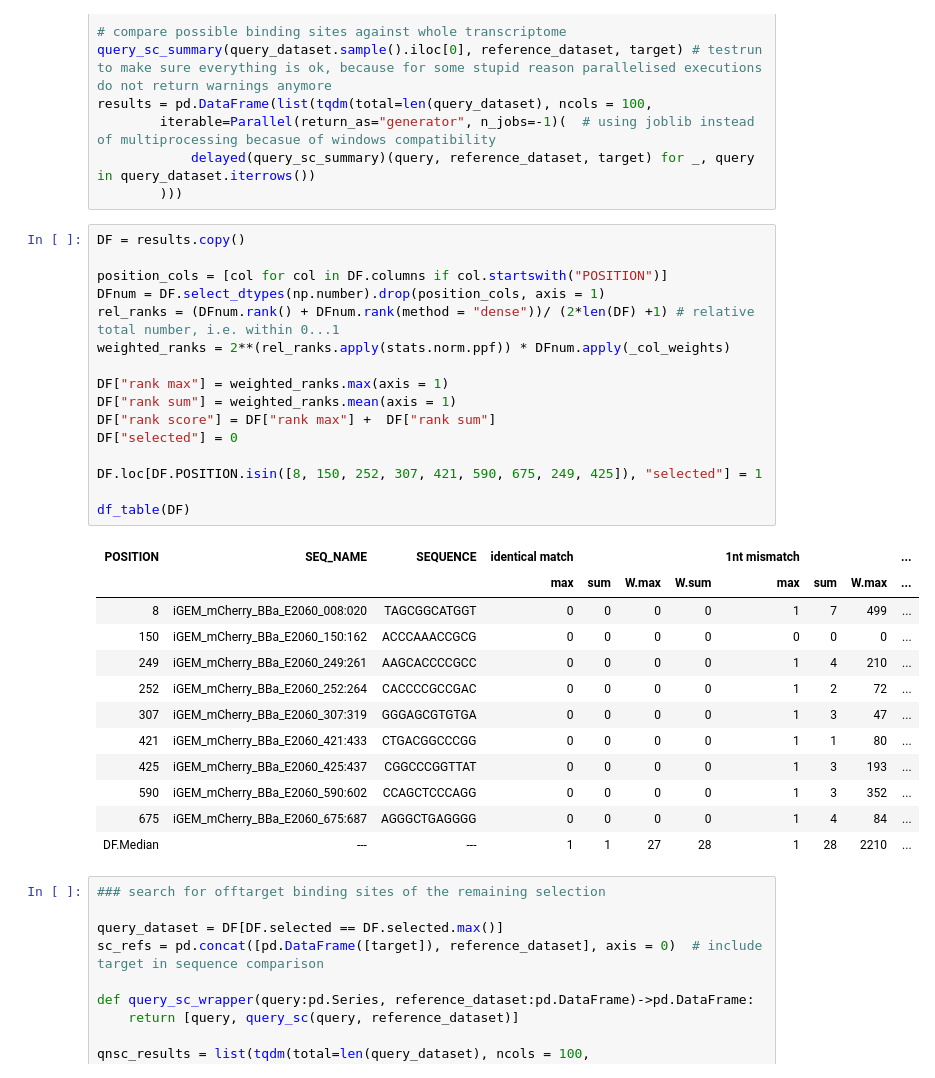
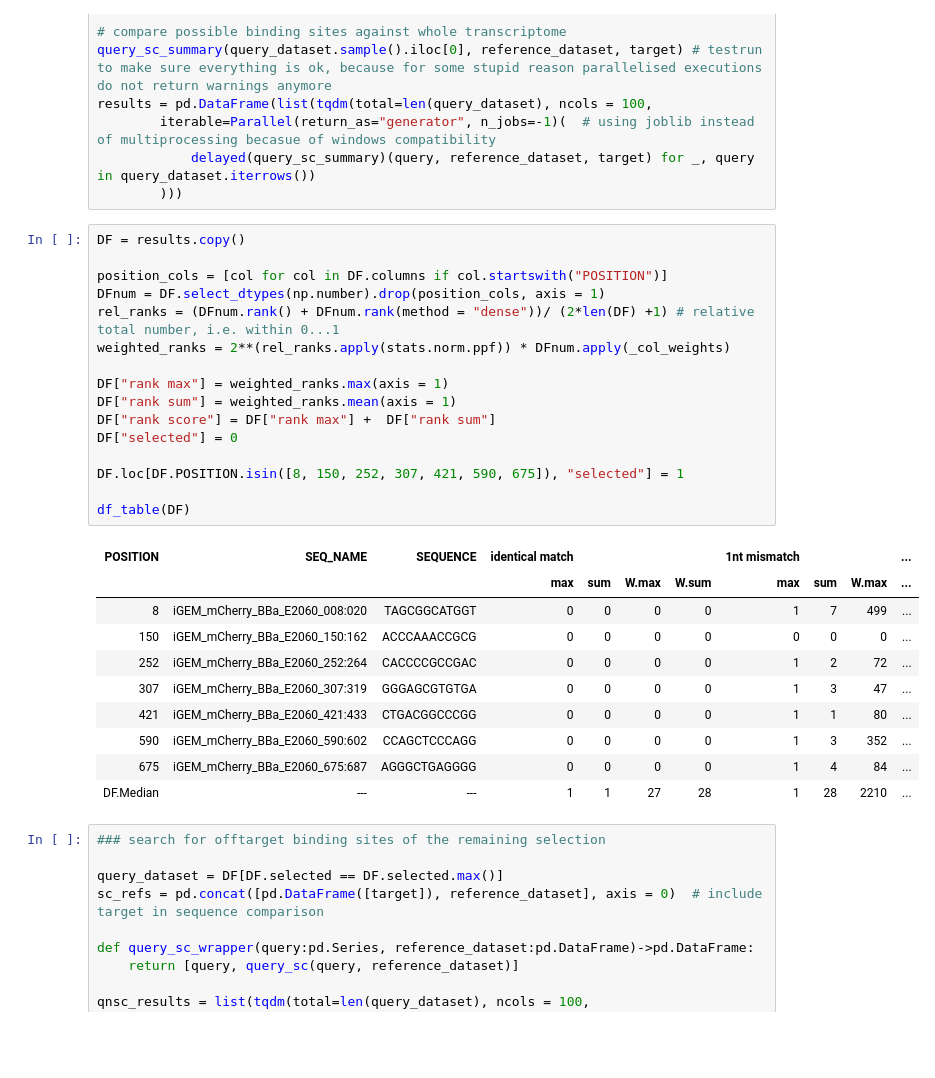
Before and after one commit to Q1vy/iGEM2025-TRAPS-Software-and-Modelling, a Jupyter notebook: target_search_alt.ipynb, the cells around one changed output. Cells and saved outputs as stored; diff of their text form; blank space fills up the shorter version.

```diff
--- a/target_search_alt.ipynb
+++ b/target_search_alt.ipynb
@@ -135,29 +132,27 @@ results = pd.DataFrame(list(tqdm(total=len(query_dataset), ncols = 100,
 # %%
 DF = results.copy()
 
 position_cols = [col for col in DF.columns if col.startswith("POSITION")]
 DFnum = DF.select_dtypes(np.number).drop(position_cols, axis = 1)
 rel_ranks = (DFnum.rank() + DFnum.rank(method = "dense"))/ (2*len(DF) +1) # relative total number, i.e. within 0...1
 weighted_ranks = 2**(rel_ranks.apply(stats.norm.ppf)) * DFnum.apply(_col_weights)
 
 DF["rank max"] = weighted_ranks.max(axis = 1)
 DF["rank sum"] = weighted_ranks.mean(axis = 1)
 DF["rank score"] = DF["rank max"] +  DF["rank sum"]
 DF["selected"] = 0
 
-DF.loc[DF.POSITION.isin([8, 150, 252, 307, 421, 590, 675, 249, 425]), "selected"] = 1
+DF.loc[DF.POSITION.isin([8, 150, 252, 307, 421, 590, 675]), "selected"] = 1
 
 df_table(DF)
 # %% [output]
 | POSITION | SEQ_NAME | SEQUENCE | identical match |  |  |  | 1nt mismatch |  |  | ... |
 |  |  |  | max | sum | W.max | W.sum | max | sum | W.max | ... |
 | 8 | iGEM_mCherry_BBa_E2060_008:020 | TAGCGGCATGGT | 0 | 0 | 0 | 0 | 1 | 7 | 499 | ... |
 | 150 | iGEM_mCherry_BBa_E2060_150:162 | ACCCAAACCGCG | 0 | 0 | 0 | 0 | 0 | 0 | 0 | ... |
-| 249 | iGEM_mCherry_BBa_E2060_249:261 | AAGCACCCCGCC | 0 | 0 | 0 | 0 | 1 | 4 | 210 | ... |
 | 252 | iGEM_mCherry_BBa_E2060_252:264 | CACCCCGCCGAC | 0 | 0 | 0 | 0 | 1 | 2 | 72 | ... |
 | 307 | iGEM_mCherry_BBa_E2060_307:319 | GGGAGCGTGTGA | 0 | 0 | 0 | 0 | 1 | 3 | 47 | ... |
 | 421 | iGEM_mCherry_BBa_E2060_421:433 | CTGACGGCCCGG | 0 | 0 | 0 | 0 | 1 | 1 | 80 | ... |
-| 425 | iGEM_mCherry_BBa_E2060_425:437 | CGGCCCGGTTAT | 0 | 0 | 0 | 0 | 1 | 3 | 193 | ... |
 | 590 | iGEM_mCherry_BBa_E2060_590:602 | CCAGCTCCCAGG | 0 | 0 | 0 | 0 | 1 | 3 | 352 | ... |
 | 675 | iGEM_mCherry_BBa_E2060_675:687 | AGGGCTGAGGGG | 0 | 0 | 0 | 0 | 1 | 4 | 84 | ... |
 | DF.Median | --- | --- | 1 | 1 | 27 | 28 | 1 | 28 | 2210 | ... |
```
Also changed, not shown: parts of 10 cells of this notebook, 4 other files.
